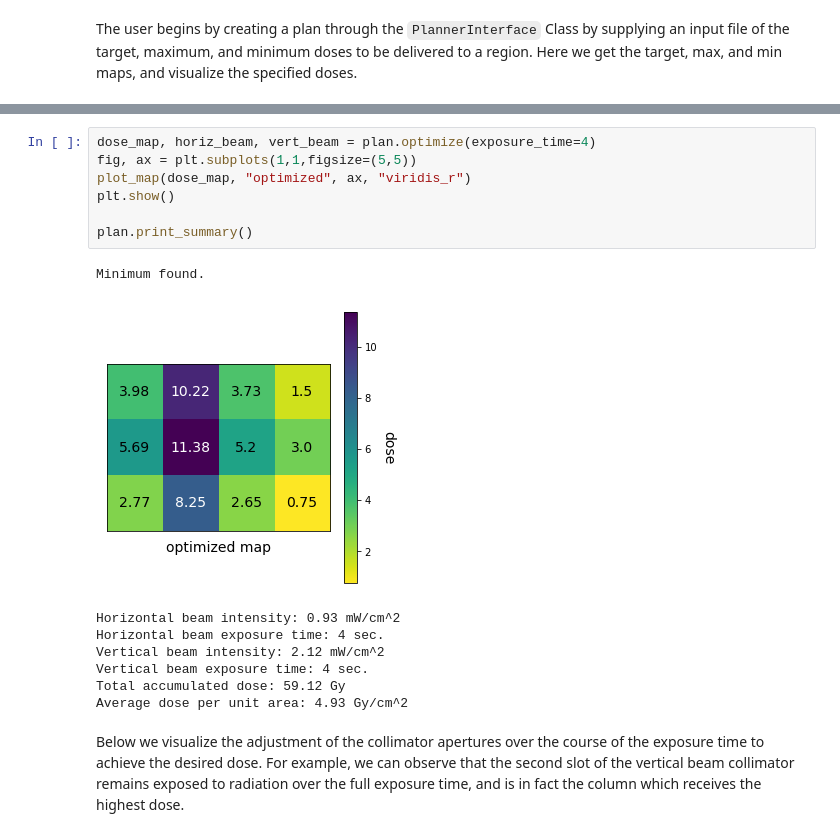
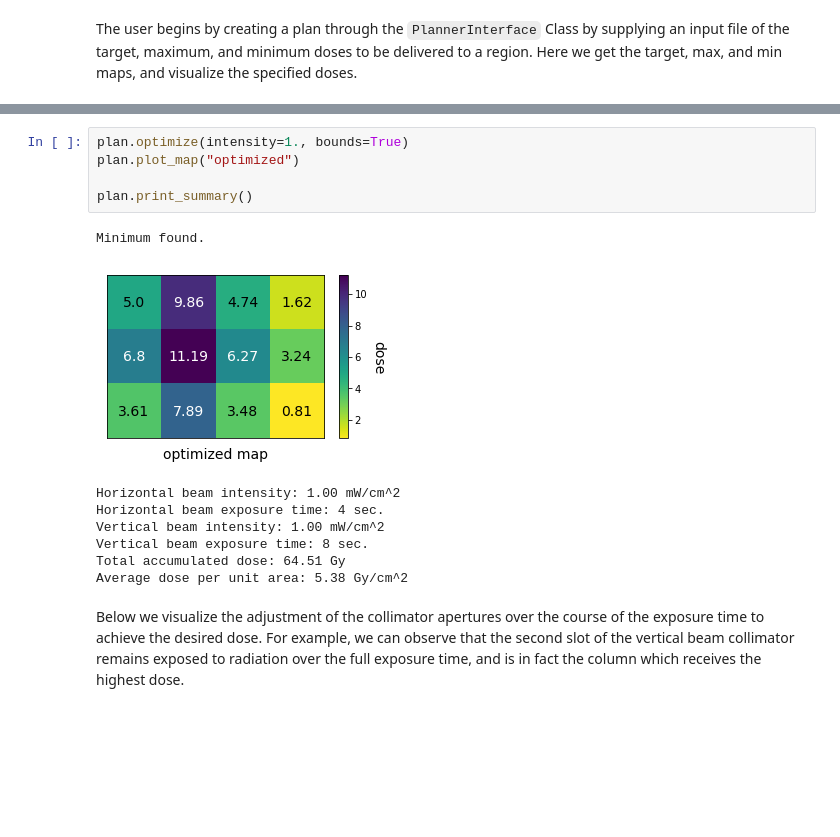
Before and after one commit to DualSapiens/cs207-FinalProject, a Jupyter notebook: docs/examples/optimize_demo.ipynb, the cells around one changed output, grey strips where cells are left out. Cells and saved outputs as stored; diff of their text form; blank space fills up the shorter version.

```diff
--- a/docs/examples/optimize_demo.ipynb
+++ b/docs/examples/optimize_demo.ipynb
@@ -56,18 +36,16 @@ The `optimize` function returns the optimized dose map and the horizontal and ve
-# %%
-dose_map, horiz_beam, vert_beam = plan.optimize(exposure_time=4)
-fig, ax = plt.subplots(1,1,figsize=(5,5))
-plot_map(dose_map, "optimized", ax, "viridis_r")
-plt.show()
-
-plan.print_summary()
-# %% [output]
-Minimum found.
-[figure, removed]
-Horizontal beam intensity: 0.93 mW/cm^2
-Horizontal beam exposure time: 4 sec.
-Vertical beam intensity: 2.12 mW/cm^2
-Vertical beam exposure time: 4 sec.
-Total accumulated dose: 59.12 Gy
-Average dose per unit area: 4.93 Gy/cm^2
+# %%
+plan.optimize(intensity=1., bounds=True)
+plan.plot_map("optimized")
+
+plan.print_summary()
+# %% [output]
+Minimum found.
+[figure, added]
+Horizontal beam intensity: 1.00 mW/cm^2
+Horizontal beam exposure time: 4 sec.
+Vertical beam intensity: 1.00 mW/cm^2
+Vertical beam exposure time: 8 sec.
+Total accumulated dose: 64.51 Gy
+Average dose per unit area: 5.38 Gy/cm^2
 # %% [markdown]
 Below we visualize the adjustment of the collimator apertures over the course of the exposure time to achieve the desired dose. For example, we can observe that the second slot of the vertical beam collimator remains exposed to radiation over the full exposure time, and is in fact the column which receives the highest dose.
```
Also changed, not shown: parts of 24 cells of this notebook.
